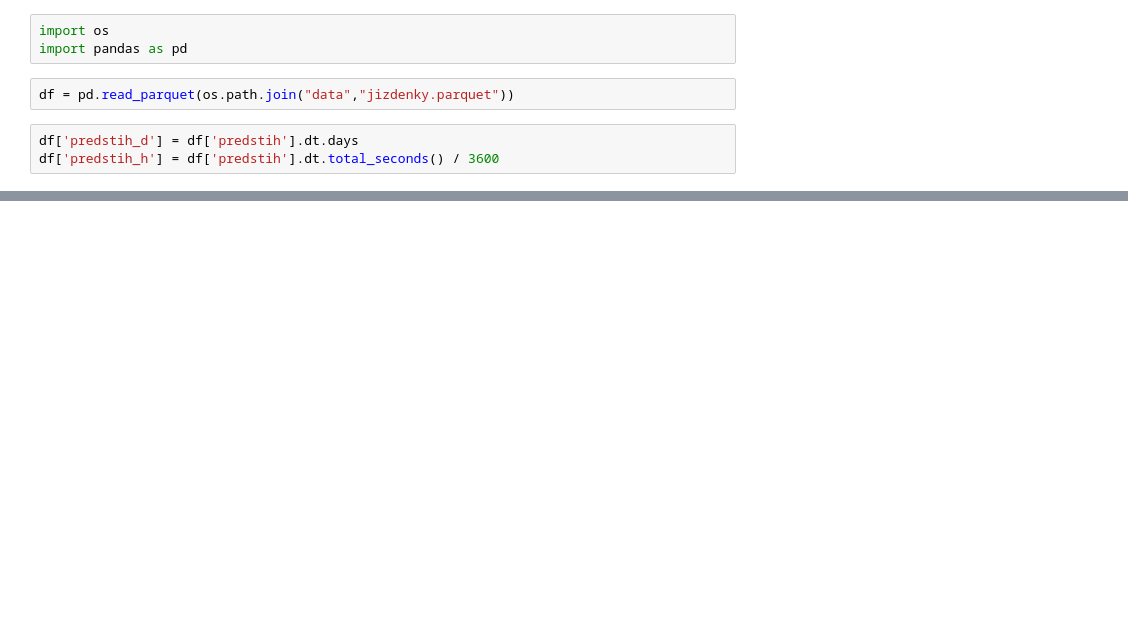
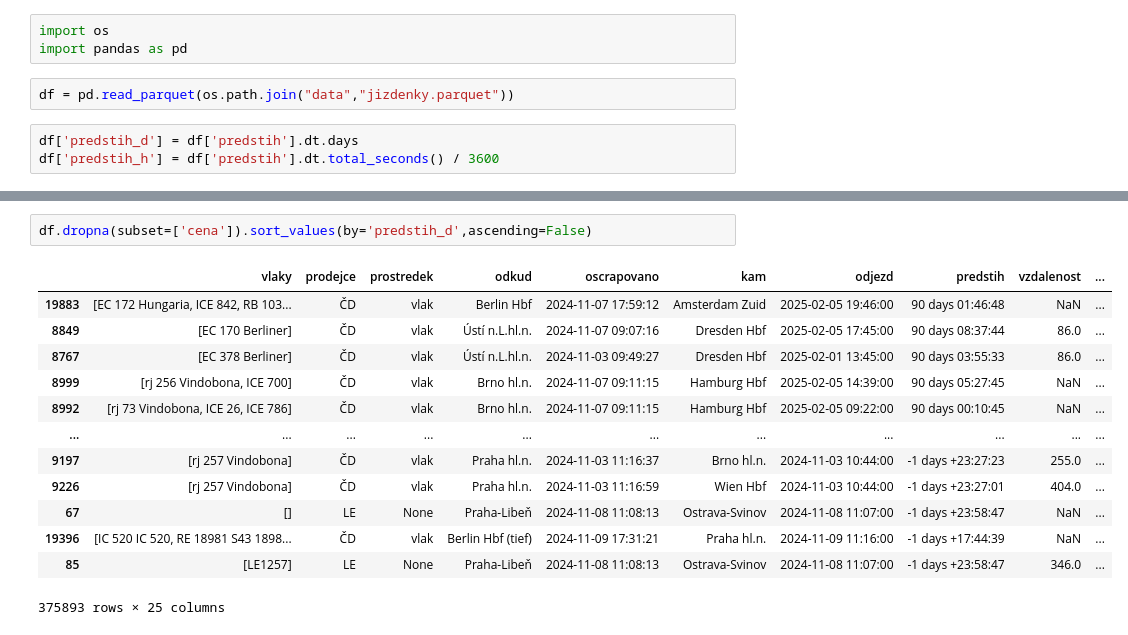
Before and after one commit to DataRozhlas/ceny-jizdenek, a Jupyter notebook: 103_explorace.ipynb, the cells around one changed output, grey strips where cells are left out. Drawn from its saved outputs; the diff is of its cells as text; blank space fills up the shorter version.

```diff
--- a/103_explorace.ipynb
+++ b/103_explorace.ipynb
@@ -163,3 +164,19 @@ df[df['odkud'].str.contains('Brno') & df['kam'].str.contains('Hamb')].groupby('p
+# %%
+df.dropna(subset=['cena']).sort_values(by='predstih_d',ascending=False)
+# %% [output]
+|  | vlaky | prodejce | prostredek | odkud | oscrapovano | kam | odjezd | predstih | vzdalenost | ... |
+| 19883 | [EC 172 Hungaria, ICE 842, RB 103... | ČD | vlak | Berlin Hbf | 2024-11-07 17:59:12 | Amsterdam Zuid | 2025-02-05 19:46:00 | 90 days 01:46:48 | NaN | ... |
+| 8849 | [EC 170 Berliner] | ČD | vlak | Ústí n.L.hl.n. | 2024-11-07 09:07:16 | Dresden Hbf | 2025-02-05 17:45:00 | 90 days 08:37:44 | 86.0 | ... |
+| 8767 | [EC 378 Berliner] | ČD | vlak | Ústí n.L.hl.n. | 2024-11-03 09:49:27 | Dresden Hbf | 2025-02-01 13:45:00 | 90 days 03:55:33 | 86.0 | ... |
+| 8999 | [rj 256 Vindobona, ICE 700] | ČD | vlak | Brno hl.n. | 2024-11-07 09:11:15 | Hamburg Hbf | 2025-02-05 14:39:00 | 90 days 05:27:45 | NaN | ... |
+| 8992 | [rj 73 Vindobona, ICE 26, ICE 786] | ČD | vlak | Brno hl.n. | 2024-11-07 09:11:15 | Hamburg Hbf | 2025-02-05 09:22:00 | 90 days 00:10:45 | NaN | ... |
+| ... | ... | ... | ... | ... | ... | ... | ... | ... | ... | ... |
+| 9197 | [rj 257 Vindobona] | ČD | vlak | Praha hl.n. | 2024-11-03 11:16:37 | Brno hl.n. | 2024-11-03 10:44:00 | -1 days +23:27:23 | 255.0 | ... |
+| 9226 | [rj 257 Vindobona] | ČD | vlak | Praha hl.n. | 2024-11-03 11:16:59 | Wien Hbf | 2024-11-03 10:44:00 | -1 days +23:27:01 | 404.0 | ... |
+| 67 | [] | LE | None | Praha-Libeň | 2024-11-08 11:08:13 | Ostrava-Svinov | 2024-11-08 11:07:00 | -1 days +23:58:47 | NaN | ... |
+| 19396 | [IC 520 IC 520, RE 18981 S43 1898... | ČD | vlak | Berlin Hbf (tief) | 2024-11-09 17:31:21 | Praha hl.n. | 2024-11-09 11:16:00 | -1 days +17:44:39 | NaN | ... |
+| 85 | [LE1257] | LE | None | Praha-Libeň | 2024-11-08 11:08:13 | Ostrava-Svinov | 2024-11-08 11:07:00 | -1 days +23:58:47 | 346.0 | ... |
+375893 rows × 25 columns
 # %%
 df[df['prodejce'] == 'ARR'].groupby('predstih_d').size()
 # %% [output]
```
Also changed, not shown: parts of 15 cells of this notebook, 14 other files.
